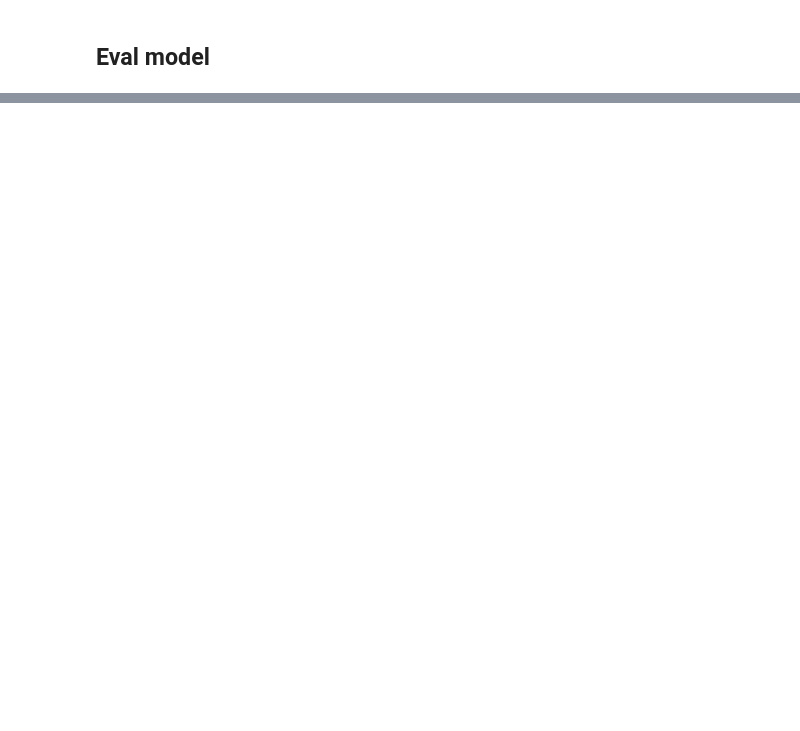
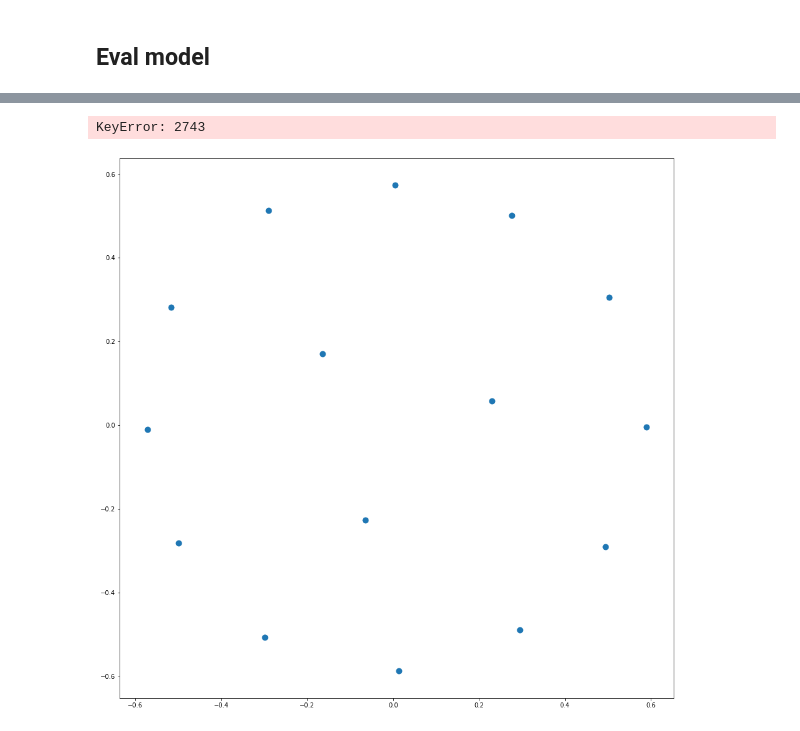
Before and after one commit to alexandredupuy-zini/dynamic-topic-modeling, a Jupyter notebook: notebooks/latent_dirichlet_allocation.ipynb, the cells around one changed output, grey strips where cells are left out. Cells and saved outputs as stored; diff of their text form; code cells hidden in the pictures; blank space fills up the shorter version.

```diff
--- a/notebooks/latent_dirichlet_allocation.ipynb
+++ b/notebooks/latent_dirichlet_allocation.ipynb
@@ -211,6 +243,30 @@ def topic_diversity(topic_distributions, dictionary, top_n):
         tmp, _ = extract_top_n_words(topic_distributions, dictionary, k, top_n)
         top_words += tmp
     return len(np.unique(top_words)) / len(top_words)
+# %%
+def visualize_topics(beta, dictionary, num_topics, top_n_show=5):
+    distances = calculate_topic_distances(beta)
+    mds = MDS(n_components=2, max_iter=3000, eps=1e-9, dissimilarity="precomputed", n_jobs=1)
+    pos = mds.fit(distances).embedding_
+    plt.figure(figsize=(16, 16))
+    plt.scatter(pos[:, 0], pos[:, 1], s=100, lw=0)
+
+    words = [[]]*num_topics
+    for topic_id in range(num_topics):
+        top_n_words, _ = extract_top_n_words(beta, dictionary, topic_id, top_n_show)
+        words[topic_id] = top_n_words
+    for topic_id in range(num_topics):
+        plt.text(pos[topic_id, 0]+0.01, pos[topic_id, 1]+0.01*top_n_show, 'Topic '+str(topic_id), c='blue')
+        for k in range(top_n_show):
+            plt.text(pos[topic_id, 0]+0.01, pos[topic_id, 1]-(k+1)*0.02+0.01*top_n_show, words[topic_id][k])
+
+    plt.show()
+# %%
+num_topics = 15
+visualize_topics(beta, dictionary, num_topics, top_n_show=10)
+# %% [output]
+KeyError: 2743
+[figure, added]
 # %%
 def eval_model(topic_distributions, doc_topic_matrix, dictionary, train_docs,
                num_topics, top_n_show=10, m_most=1, top_n_coherence=10, top_n_diversity=25):
```
Also changed, not shown: parts of 8 cells of this notebook, 10 other files.
